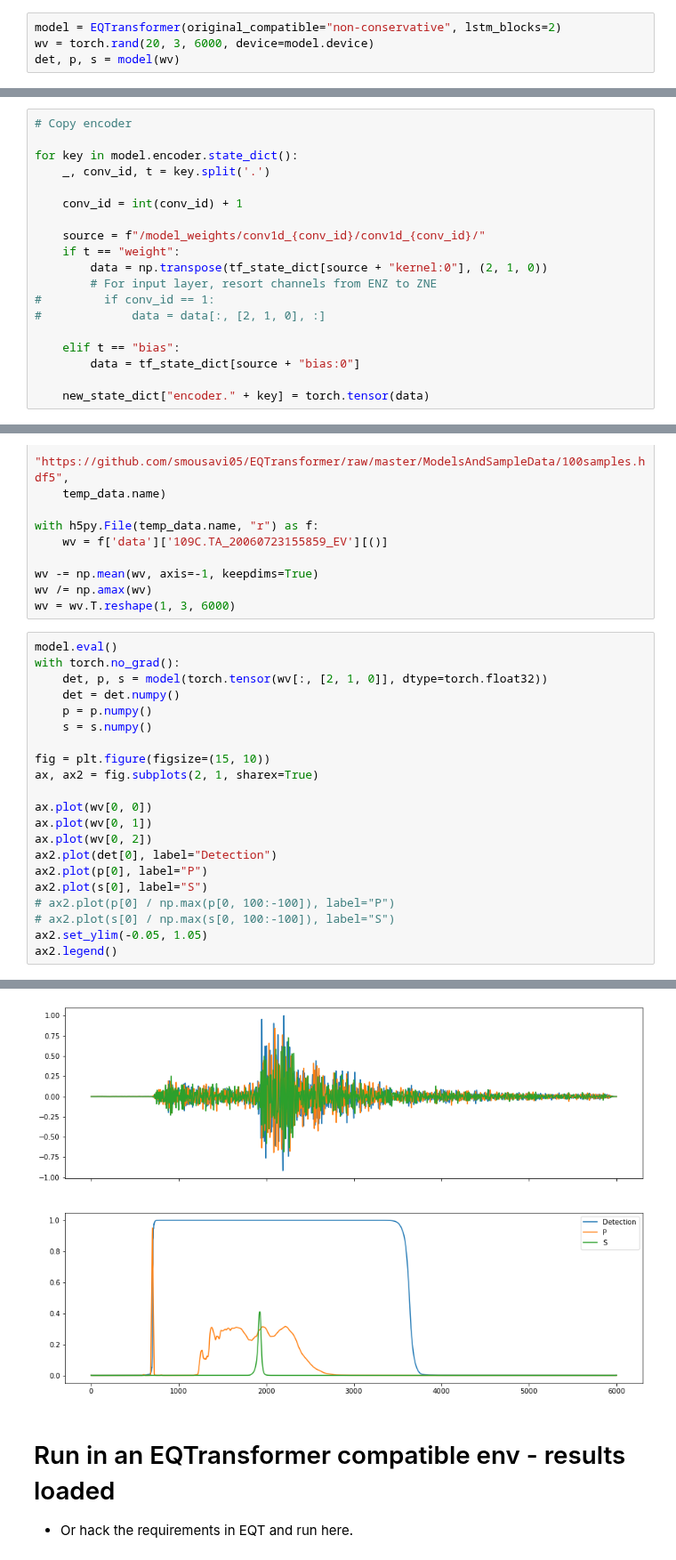
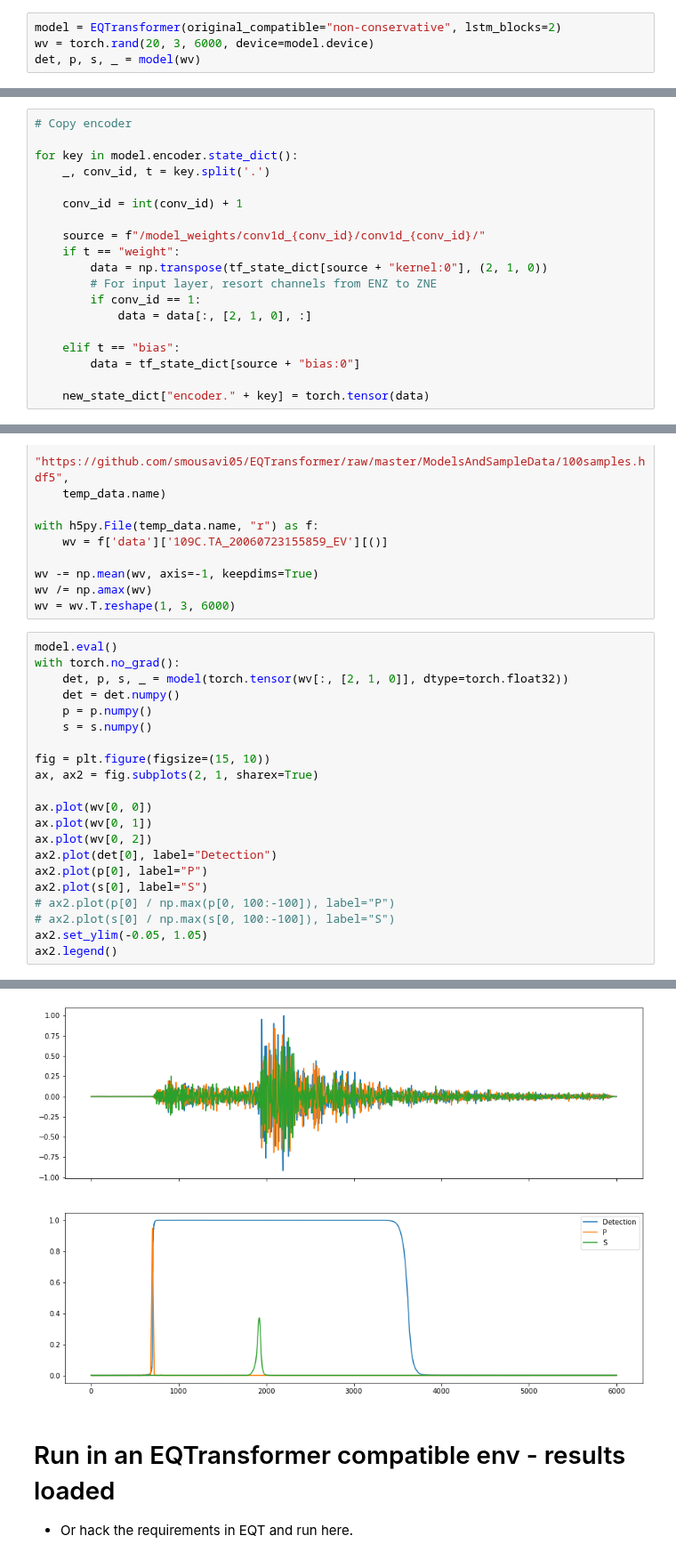
Before and after one commit to seisbench/seisbench, a Jupyter notebook: contrib/model_conversion/eqtransformer_model2_conversion.ipynb, the cells around one changed output, grey strips where cells are left out. Shown at 89% size. Cells and saved outputs as stored; diff of their text form.

```diff
--- a/contrib/model_conversion/eqtransformer_model2_conversion.ipynb
+++ b/contrib/model_conversion/eqtransformer_model2_conversion.ipynb
@@ -90,7 +87,7 @@ Load an empty seisbench model - note that the models distributed by EQTransforme
 # %%
 model = EQTransformer(original_compatible="non-conservative", lstm_blocks=2)
 wv = torch.rand(20, 3, 6000, device=model.device)
-det, p, s = model(wv)
+det, p, s, _ = model(wv)
 # %%
 print("Total number of param vectors:", len(list(model.parameters())))
 print("Total number of params:", sum(p.numel() for p in model.parameters()))
@@ -167,8 +164,8 @@ for key in model.encoder.state_dict():
     if t == "weight":
         data = np.transpose(tf_state_dict[source + "kernel:0"], (2, 1, 0))
         # For input layer, resort channels from ENZ to ZNE
-#         if conv_id == 1:
-#             data = data[:, [2, 1, 0], :]
+        if conv_id == 1:
+            data = data[:, [2, 1, 0], :]
 
     elif t == "bias":
         data = tf_state_dict[source + "bias:0"]
@@ -628,27 +625,27 @@ wv = wv.T.reshape(1, 3, 6000)
 # %%
 model.eval()
 with torch.no_grad():
-    det, p, s = model(torch.tensor(wv[:, [2, 1, 0]], dtype=torch.float32))
+    det, p, s, _ = model(torch.tensor(wv[:, [2, 1, 0]], dtype=torch.float32))
     det = det.numpy()
     p = p.numpy()
     s = s.numpy()
 
 fig = plt.figure(figsize=(15, 10))
 ax, ax2 = fig.subplots(2, 1, sharex=True)
 
 ax.plot(wv[0, 0])
 ax.plot(wv[0, 1])
 ax.plot(wv[0, 2])
 ax2.plot(det[0], label="Detection")
 ax2.plot(p[0], label="P")
 ax2.plot(s[0], label="S")
 # ax2.plot(p[0] / np.max(p[0, 100:-100]), label="P")
 # ax2.plot(s[0] / np.max(s[0, 100:-100]), label="S")
 ax2.set_ylim(-0.05, 1.05)
 ax2.legend()
 # %% [output]
 <matplotlib.legend.Legend at 0x...>
-[figure, old version]
+[figure, new version]
 # %% [markdown]
 # Run in an EQTransformer compatible env - results loaded
 
```
Also changed, not shown: parts of 13 cells of this notebook, 2 other files.
